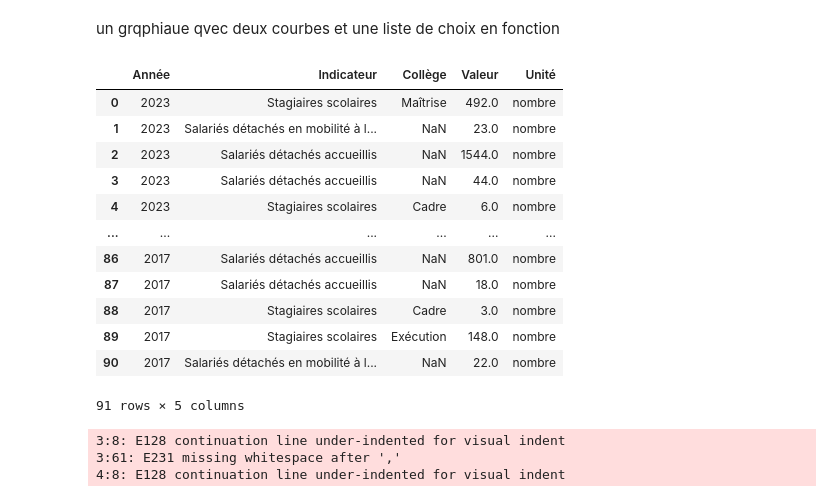
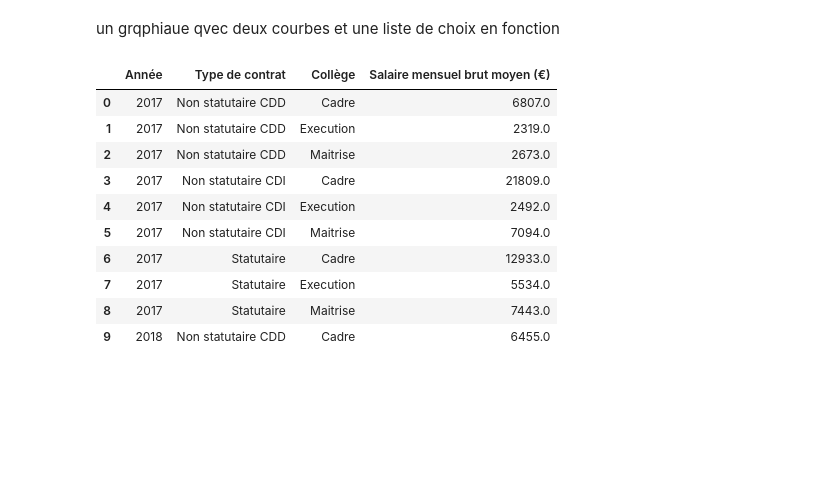
Before and after one commit to lancelot-r/projet_diversite_inclusion_entreprise, a Jupyter notebook: projet.ipynb, the cells around one changed output. Saved outputs shown, nothing was run; the diff lists cells and outputs as text; code cells hidden in the pictures; blank space fills up the shorter version.

```diff
--- a/projet.ipynb
+++ b/projet.ipynb
@@ -278,29 +264,26 @@ https://ufpi.reference-syndicale.fr/2017/06/stop-aux-cdi-non-statutaires-a-tous-
 # %% [markdown]
 un grqphiaue qvec deux courbes et une liste de choix en fonction
 # %%
-salaire = pd.read_csv("data/promotion.csv", delimiter=";")
-drop = ['Perimètre juridique', 'Perimètre spatial',
-       'Spatial perimeter', 'Indicator',
+statut = pd.read_csv("data/promotion.csv", delimiter=";")
+statut = statut[statut['Indicateur']=='Rémunération mensuelle moyenne brute']
+statut = statut[statut["Plage M3E"].isna()]
+statut = statut.drop(columns=['Perimètre juridique', 'Perimètre spatial',
+       'Spatial perimeter', 'Indicateur', 'Indicator',
        'Type of contract', 'Employee category', 'Plage M3E',
-       'M3E classification', 'Gender', 'Unit',
-       'Chapitre du bilan social', 'Type de contrat', 'Genre']
-salaire = salaire.drop(columns=drop)
-salaire = salaire.groupby(["Année", "Collège", "Indicateur", "Unité"]).sum().reset_index()
-salaire
+       'M3E classification', 'Gender', 'Unité', 'Unit',
+       'Chapitre du bilan social'])
+statut = statut.groupby(["Année", "Type de contrat", "Collège"])["Valeur"].sum().reset_index()
+statut = statut.rename(columns={'Valeur': 'Salaire mensuel brut moyen (€)'})
+statut.head(10)
 # %% [output]
-|  | Année | Indicateur | Collège | Valeur | Unité |
-| 0 | 2023 | Stagiaires scolaires | Maîtrise | 492.0 | nombre |
-| 1 | 2023 | Salariés détachés en mobilité à l... | NaN | 23.0 | nombre |
-| 2 | 2023 | Salariés détachés accueillis | NaN | 1544.0 | nombre |
-| 3 | 2023 | Salariés détachés accueillis | NaN | 44.0 | nombre |
-| 4 | 2023 | Stagiaires scolaires | Cadre | 6.0 | nombre |
-| ... | ... | ... | ... | ... | ... |
-| 86 | 2017 | Salariés détachés accueillis | NaN | 801.0 | nombre |
-| 87 | 2017 | Salariés détachés accueillis | NaN | 18.0 | nombre |
-| 88 | 2017 | Stagiaires scolaires | Cadre | 3.0 | nombre |
-| 89 | 2017 | Stagiaires scolaires | Exécution | 148.0 | nombre |
-| 90 | 2017 | Salariés détachés en mobilité à l... | NaN | 22.0 | nombre |
+|  | Année | Type de contrat | Collège | Salaire mensuel brut moyen (€) |
+| 0 | 2017 | Non statutaire CDD | Cadre | 6807.0 |
+| 1 | 2017 | Non statutaire CDD | Execution | 2319.0 |
+| 2 | 2017 | Non statutaire CDD | Maitrise | 2673.0 |
+| 3 | 2017 | Non statutaire CDI | Cadre | 21809.0 |
+| 4 | 2017 | Non statutaire CDI | Execution | 2492.0 |
+| 5 | 2017 | Non statutaire CDI | Maitrise | 7094.0 |
+| 6 | 2017 | Statutaire | Cadre | 12933.0 |
+| 7 | 2017 | Statutaire | Execution | 5534.0 |
+| 8 | 2017 | Statutaire | Maitrise | 7443.0 |
+| 9 | 2018 | Non statutaire CDD | Cadre | 6455.0 |
-91 rows × 5 columns
-3:8: E128 continuation line under-indented for visual indent
-3:61: E231 missing whitespace after ','
-4:8: E128 continuation line under-indented for visual indent
```
Also changed, not shown: parts of 8 cells of this notebook.
